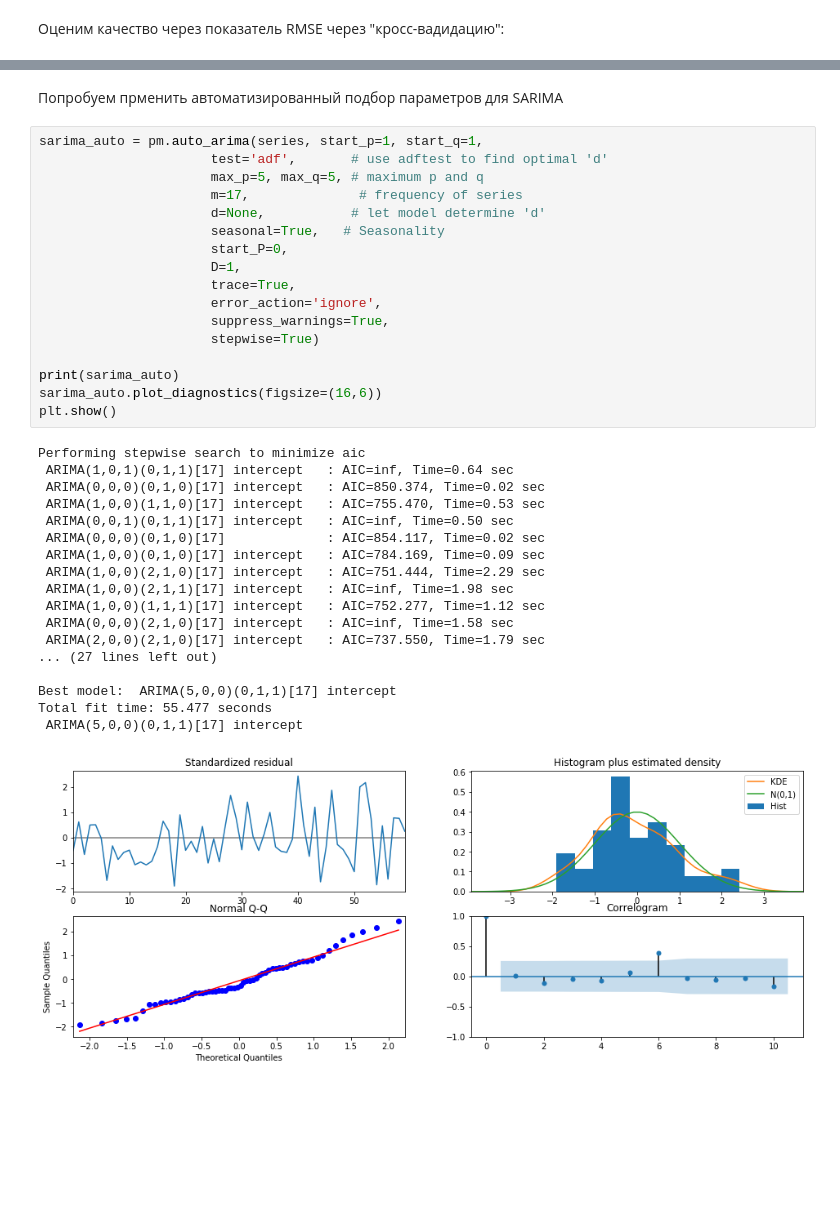
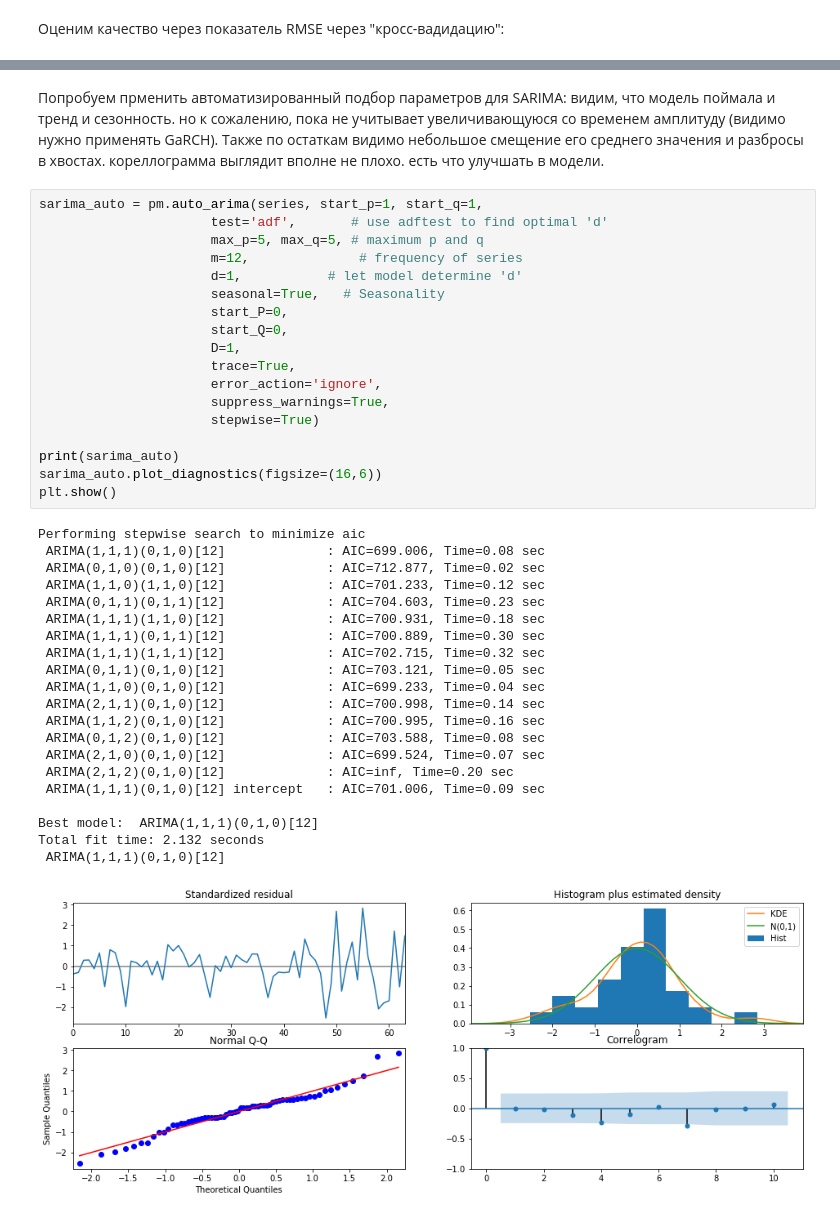
Before and after one commit to vladimirk3/TSML2-Lesson3-HW, a Jupyter notebook: TSML-2 Lesson3 Home work.ipynb, the cells around one changed output, grey strips where cells are left out. Saved outputs shown, nothing was run; the diff lists cells and outputs as text; blank space fills up the shorter version.

```diff
--- a/TSML-2 Lesson3 Home work.ipynb
+++ b/TSML-2 Lesson3 Home work.ipynb
@@ -306,41 +341,45 @@ plt.show()
-# %% [markdown]
-Попробуем прменить автоматизированный подбор параметров для SARIMA
+# %% [markdown]
+Попробуем прменить автоматизированный подбор параметров для SARIMA: видим, что модель поймала и тренд и сезонность. но к сожалению, пока не учитывает увеличивающуюся со временем амплитуду (видимо нужно применять GaRCH). Также по остаткам видимо небольшое смещение его среднего значения и разбросы в хвостах. кореллограмма выглядит вполне не плохо. есть что улучшать в модели.
 # %%
 sarima_auto = pm.auto_arima(series, start_p=1, start_q=1,
                       test='adf',       # use adftest to find optimal 'd'
                       max_p=5, max_q=5, # maximum p and q
-                      m=17,              # frequency of series
-                      d=None,           # let model determine 'd'
+                      m=12,              # frequency of series
+                      d=1,           # let model determine 'd'
                       seasonal=True,   # Seasonality
                       start_P=0,
+                      start_Q=0,
                       D=1,
                       trace=True,
                       error_action='ignore',
                       suppress_warnings=True,
                       stepwise=True)
 
 print(sarima_auto)
 sarima_auto.plot_diagnostics(figsize=(16,6))
 plt.show()
 # %% [output]
 Performing stepwise search to minimize aic
- ARIMA(1,0,1)(0,1,1)[17] intercept   : AIC=inf, Time=0.64 sec
- ARIMA(0,0,0)(0,1,0)[17] intercept   : AIC=850.374, Time=0.02 sec
- ARIMA(1,0,0)(1,1,0)[17] intercept   : AIC=755.470, Time=0.53 sec
- ARIMA(0,0,1)(0,1,1)[17] intercept   : AIC=inf, Time=0.50 sec
- ARIMA(0,0,0)(0,1,0)[17]             : AIC=854.117, Time=0.02 sec
- ARIMA(1,0,0)(0,1,0)[17] intercept   : AIC=784.169, Time=0.09 sec
- ARIMA(1,0,0)(2,1,0)[17] intercept   : AIC=751.444, Time=2.29 sec
- ARIMA(1,0,0)(2,1,1)[17] intercept   : AIC=inf, Time=1.98 sec
- ARIMA(1,0,0)(1,1,1)[17] intercept   : AIC=752.277, Time=1.12 sec
- ARIMA(0,0,0)(2,1,0)[17] intercept   : AIC=inf, Time=1.58 sec
- ARIMA(2,0,0)(2,1,0)[17] intercept   : AIC=737.550, Time=1.79 sec
-... (27 lines left out)
+ ARIMA(1,1,1)(0,1,0)[12]             : AIC=699.006, Time=0.08 sec
+ ARIMA(0,1,0)(0,1,0)[12]             : AIC=712.877, Time=0.02 sec
+ ARIMA(1,1,0)(1,1,0)[12]             : AIC=701.233, Time=0.12 sec
+ ARIMA(0,1,1)(0,1,1)[12]             : AIC=704.603, Time=0.23 sec
+ ARIMA(1,1,1)(1,1,0)[12]             : AIC=700.931, Time=0.18 sec
+ ARIMA(1,1,1)(0,1,1)[12]             : AIC=700.889, Time=0.30 sec
+ ARIMA(1,1,1)(1,1,1)[12]             : AIC=702.715, Time=0.32 sec
+ ARIMA(0,1,1)(0,1,0)[12]             : AIC=703.121, Time=0.05 sec
+ ARIMA(1,1,0)(0,1,0)[12]             : AIC=699.233, Time=0.04 sec
+ ARIMA(2,1,1)(0,1,0)[12]             : AIC=700.998, Time=0.14 sec
+ ARIMA(1,1,2)(0,1,0)[12]             : AIC=700.995, Time=0.16 sec
+ ARIMA(0,1,2)(0,1,0)[12]             : AIC=703.588, Time=0.08 sec
+ ARIMA(2,1,0)(0,1,0)[12]             : AIC=699.524, Time=0.07 sec
+ ARIMA(2,1,2)(0,1,0)[12]             : AIC=inf, Time=0.20 sec
+ ARIMA(1,1,1)(0,1,0)[12] intercept   : AIC=701.006, Time=0.09 sec
 
-Best model:  ARIMA(5,0,0)(0,1,1)[17] intercept
-Total fit time: 55.477 seconds
- ARIMA(5,0,0)(0,1,1)[17] intercept
+Best model:  ARIMA(1,1,1)(0,1,0)[12]
+Total fit time: 2.132 seconds
+ ARIMA(1,1,1)(0,1,0)[12]
-[figure, old version]
+[figure, new version]
 # %%
 n_periods = 34
 
```
Also changed, not shown: parts of 16 cells of this notebook.
